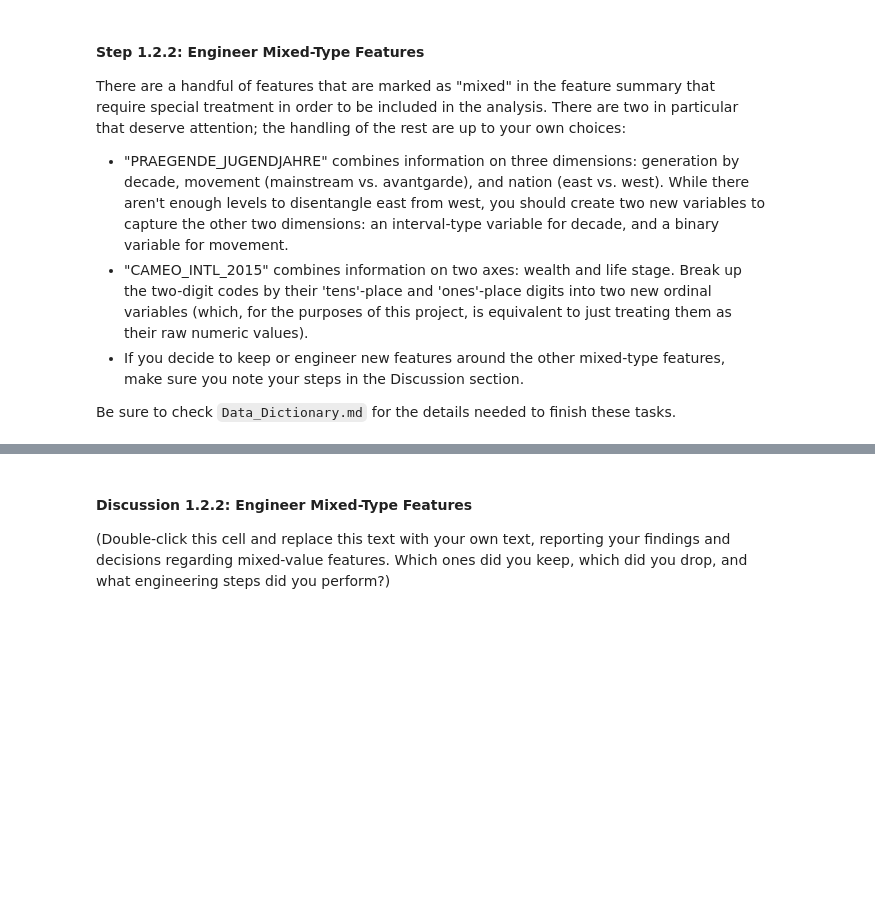
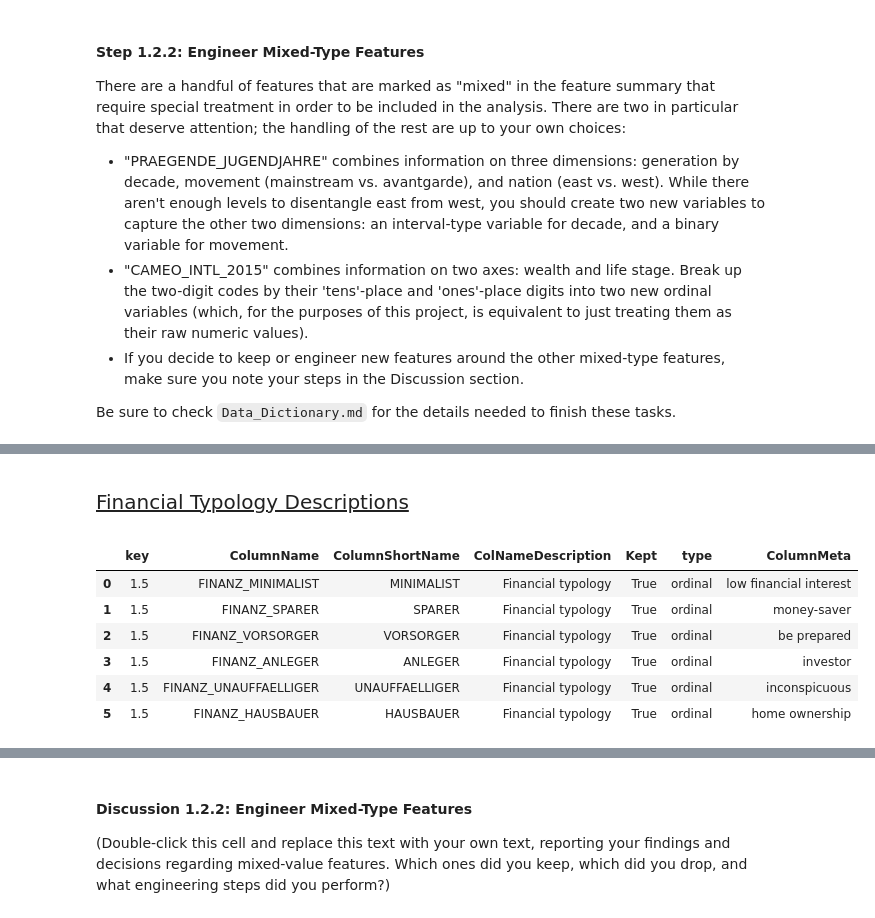
Before and after one commit to samlexrod/identifying_customer_segments, a Jupyter notebook: Identify_Customer_Segments.ipynb, the cells around one changed output, grey strips where cells are left out. Cells and saved outputs as stored; diff of their text form; code cells hidden in the pictures; blank space fills up the shorter version.

```diff
--- a/Identify_Customer_Segments.ipynb
+++ b/Identify_Customer_Segments.ipynb
@@ -1106,0 +1125,13 @@ Sample Mode
+# %%
+display_html('Financial Typology Descriptions')
+data_dict_coldesc.query("type != 'mixed' and ColNameDescription == 'Financial typology'")\
+        .merge(dict_extra[['ColumnShortName', 'ColumnMeta']], on='ColumnShortName', how='left')
+# %% [output]
+Financial Typology Descriptions
+|  | key | ColumnName | ColumnShortName | ColNameDescription | Kept | type | ColumnMeta |
+| 0 | 1.5 | FINANZ_MINIMALIST | MINIMALIST | Financial typology | True | ordinal | low financial interest |
+| 1 | 1.5 | FINANZ_SPARER | SPARER | Financial typology | True | ordinal | money-saver |
+| 2 | 1.5 | FINANZ_VORSORGER | VORSORGER | Financial typology | True | ordinal | be prepared |
+| 3 | 1.5 | FINANZ_ANLEGER | ANLEGER | Financial typology | True | ordinal | investor |
+| 4 | 1.5 | FINANZ_UNAUFFAELLIGER | UNAUFFAELLIGER | Financial typology | True | ordinal | inconspicuous |
+| 5 | 1.5 | FINANZ_HAUSBAUER | HAUSBAUER | Financial typology | True | ordinal | home ownership |
```
Also changed, not shown: parts of 22 cells of this notebook.
